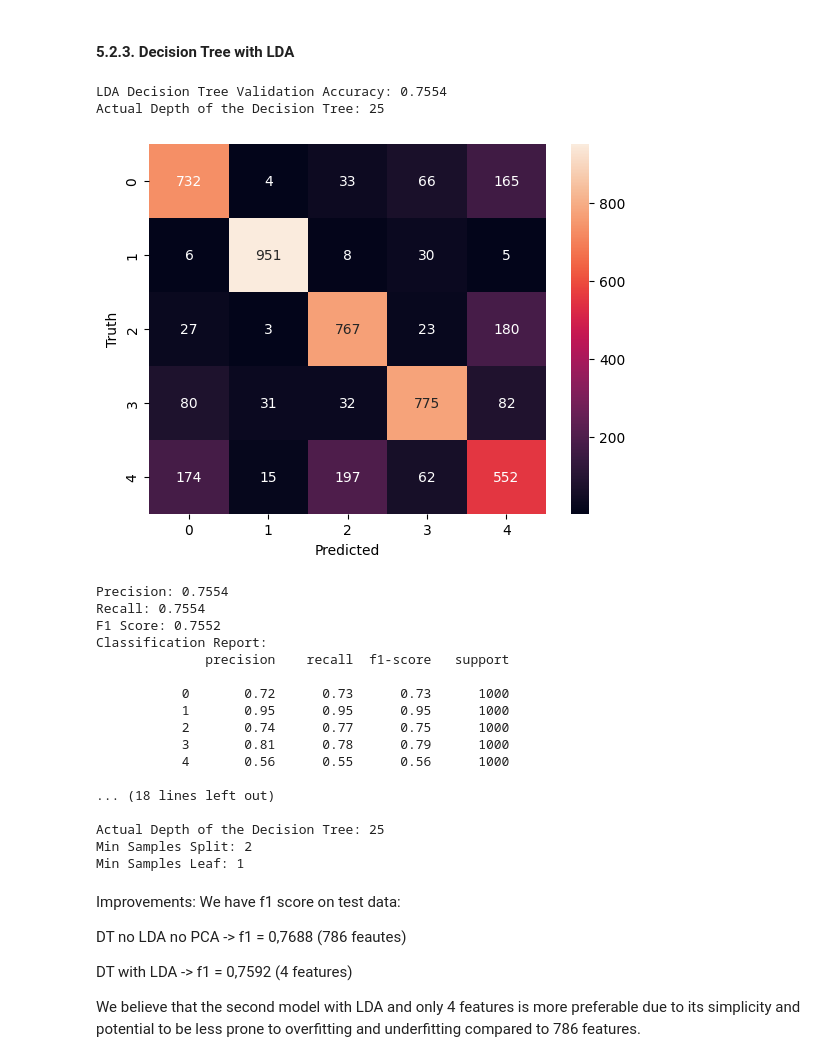
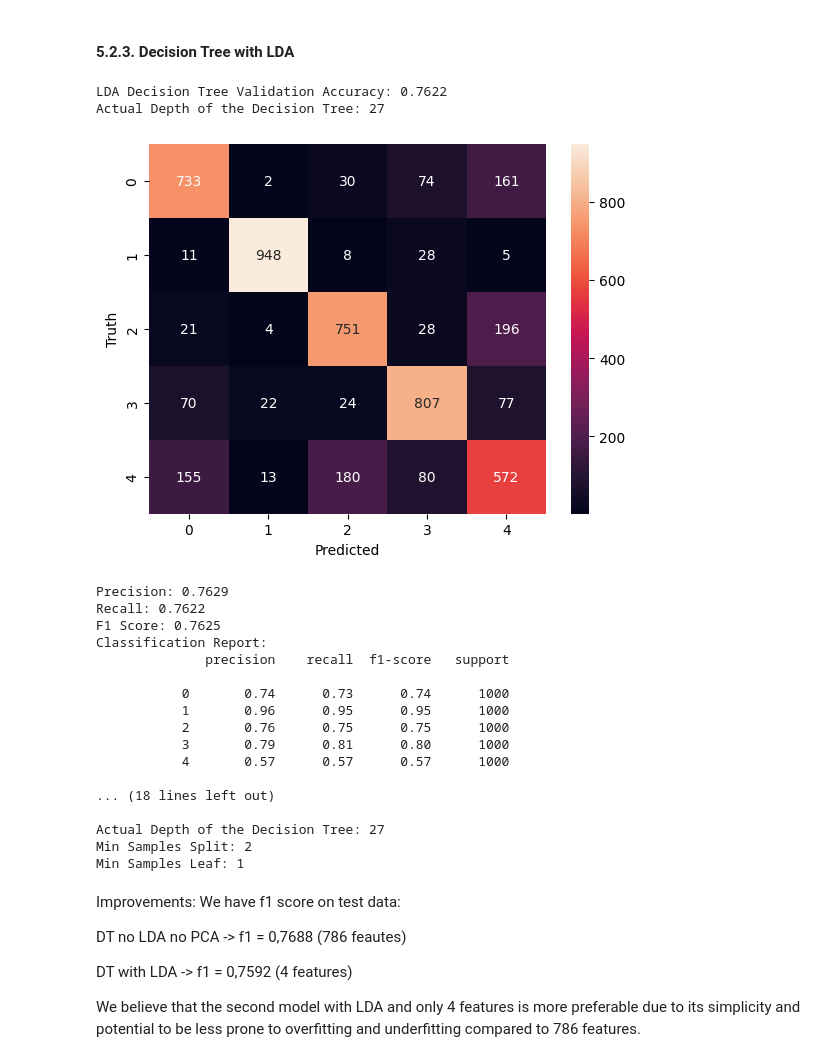
Before and after one commit to PetyaPetrova96/clasifying-clothing-types-, a Jupyter notebook: steps.ipynb, the cells around one changed output. Drawn from its saved outputs; the diff is of its cells as text; code cells hidden in the pictures.

```diff
--- a/steps.ipynb
+++ b/steps.ipynb
@@ -1098,7 +1090,7 @@ Minimal difference, but still the winner is k= 15, because the differences betwe
 # %% [markdown]
 #### 5.2.1. Decision Tree no LDA, no PCA
 # %%
-dt = DecisionTreeClassifier()
+dt = DecisionTreeClassifier(criterion='entropy')
 dt.fit(x_train_data, y_train_data)
 dt_predictions = dt.predict(x_test_data)
 dt_accuracy = accuracy_score(y_test_data, dt_predictions)
@@ -1159,7 +1151,7 @@ weighted avg       0.78      0.78      0.78     10000
 #### 5.2.2. Decision Tree with PCA
 # %%
 
-dt = DecisionTreeClassifier()
+dt = DecisionTreeClassifier(criterion='entropy')
 
 dt.fit(x_train_pca, y_train_data)
 dt_predictions = dt.predict(x_test_pca)
@@ -1220,7 +1212,7 @@ weighted avg       0.74      0.74      0.74     10000
 #### 5.2.3. Decision Tree with LDA
 # %%
 # 25 max_depth
-dt = DecisionTreeClassifier()
+dt = DecisionTreeClassifier(criterion='entropy')
 dt.fit(x_train_lda, y_train_data)
 dt_predictions = dt.predict(x_test_lda)
 dt_accuracy = accuracy_score(y_test_data, dt_predictions)
@@ -1245,51 +1237,51 @@ print(f'F1 Score: {f1_score:.4f}')
 
 # Classification report with precision, recall, and F1 score
 print("Classification Report:")
 print(classification_report(y_test_data, dt_predictions))
 
 
 # Cross-validation for accuracy
 cv_accuracy = cross_val_score(dt, x_train_lda, y_train_data, cv=5, scoring='accuracy')
 print(f'Cross-Validation Accuracy: {np.mean(cv_accuracy):.4f}')
 
 # Cross-validation for F1 score
 cv_predictions = cross_val_predict(dt, x_train_lda, y_train_data, cv=5)
 precision, recall, f1_score, _ = precision_recall_fscore_support(y_train_data, cv_predictions, average='weighted')
 print(f'Cross-Validation F1 Score: {f1_score:.4f}')
 
 # Print the classification report for cross-validation
 cv_report = classification_report(y_train_data, cv_predictions)
 print("Cross-Validation Classification Report:")
 print(cv_report)
 
 
 # Access the hyperparameters
 depth = dt.tree_.max_depth
 min_samples_split = dt.get_params()['min_samples_split']
 min_samples_leaf = dt.get_params()['min_samples_leaf']
 
 print(f"Actual Depth of the Decision Tree: {depth}")
 print(f'Min Samples Split: {min_samples_split}')
 print(f'Min Samples Leaf: {min_samples_leaf}')
 # %% [output]
-LDA Decision Tree Validation Accuracy: 0.7554
-Actual Depth of the Decision Tree: 25
+LDA Decision Tree Validation Accuracy: 0.7622
+Actual Depth of the Decision Tree: 27
-[figure, old version]
+[figure, new version]
-Precision: 0.7554
-Recall: 0.7554
-F1 Score: 0.7552
+Precision: 0.7629
+Recall: 0.7622
+F1 Score: 0.7625
 Classification Report:
               precision    recall  f1-score   support
 
-           0       0.72      0.73      0.73      1000
-           1       0.95      0.95      0.95      1000
-           2       0.74      0.77      0.75      1000
-           3       0.81      0.78      0.79      1000
-           4       0.56      0.55      0.56      1000
+           0       0.74      0.73      0.74      1000
+           1       0.96      0.95      0.95      1000
+           2       0.76      0.75      0.75      1000
+           3       0.79      0.81      0.80      1000
+           4       0.57      0.57      0.57      1000
 
 ... (18 lines left out)
 
-Actual Depth of the Decision Tree: 25
+Actual Depth of the Decision Tree: 27
 Min Samples Split: 2
 Min Samples Leaf: 1
 # %% [markdown]
```
Also changed, not shown: parts of 20 cells of this notebook.
